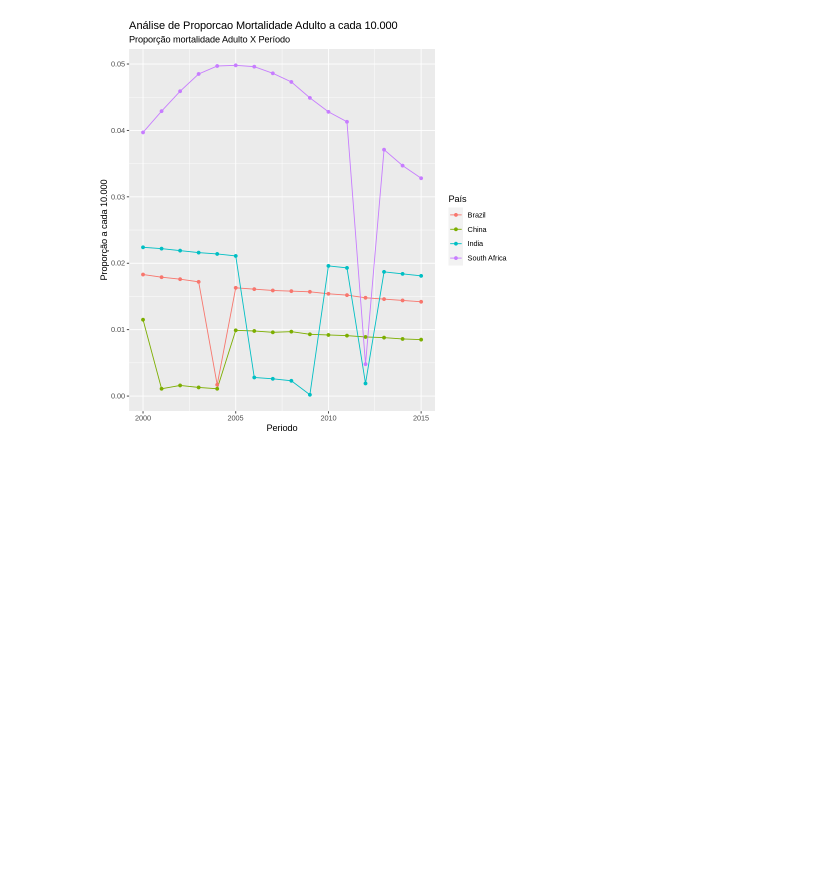
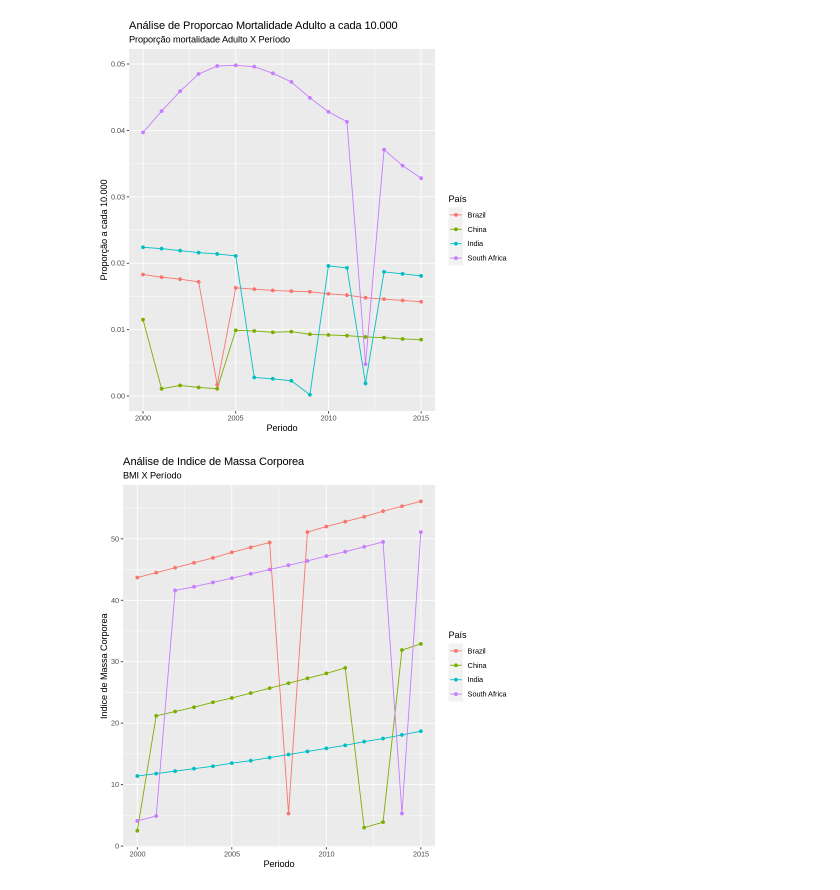
Before and after one commit to vilmarprado/mack_ling_prog_cie_dados, a Jupyter notebook: LP_T7.ipynb, the cells around one changed output. Cells and saved outputs as stored; diff of their text form; code cells hidden in the pictures; blank space fills up the shorter version.

```diff
--- a/LP_T7.ipynb
+++ b/LP_T7.ipynb
@@ -94,15 +95,12 @@ Installing package into ‘/usr/local/lib/R/site-library’
  $ Income.composition.of.resources: num  0.479 0.476 0.47 0.463 0.454 0.448 0.434 0.433 0.415 0.405 ...
  $ Schooling                      : num  10.1 10 9.9 9.8 9.5 9.2 8.9 8.7 8.4 8.1 ...
 # %%
-# ,'Saudi Arabia', 'Argentina', 'Egypt', 'United Arab Emirates', 'Ethiopia','Iran'
-df_paises_pesquisados<-c('Brazil', 'China', 'India','South Africa','Russia')
+# 'Saudi Arabia', 'Argentina', 'Egypt', 'United Arab Emirates', 'Ethiopia','Iran' - Países que fram parte do BRICS a partir de 2024 - Não serão pesquisados
+df_paises_pesquisados<-c('Brazil', 'China', 'India','South Africa','Russia') # Países que fazem parte do BRICS que serão pesquisados
 df_paises<-data%>%
            filter(Country%in%df_paises_pesquisados) %>%
-           select(Country, Year, Status, Life.expectancy, Adult.Mortality, infant.deaths, Alcohol, Schooling, GDP, Population)%>%
+           select(Country, Year, Status, Life.expectancy, Adult.Mortality, infant.deaths, Alcohol, Schooling, GDP, Population, BMI)%>%
            mutate(Proporcao_Morte_Adulto = Adult.Mortality/10000)  %>%
            mutate(Proporcao_Morte_Infantil = infant.deaths/10000)
-
-#print(df_paises_pesquisados)
-#print(df_paises)
 # %%
 
@@ -216,3 +263,13 @@ Warning message:
   ylab("Proporção a cada 10.000")
 # %% [output]
 [figure]
+# %%
+  ggplot(df_paises) +
+  geom_line(aes(x = Year, y = BMI , group = Country, col = Country))+
+  geom_point(aes(x = Year, y = BMI, group  = Country, col = Country)) +
+    scale_color_discrete(name = "País")+
+    ggtitle("Análise de Indice de Massa Corporea", subtitle="BMI X Período") +
+  xlab("Periodo") +
+  ylab("Indice de Massa Corporea")
+# %% [output]
+[figure, added]
```
Also changed, not shown: parts of 21 cells of this notebook.
